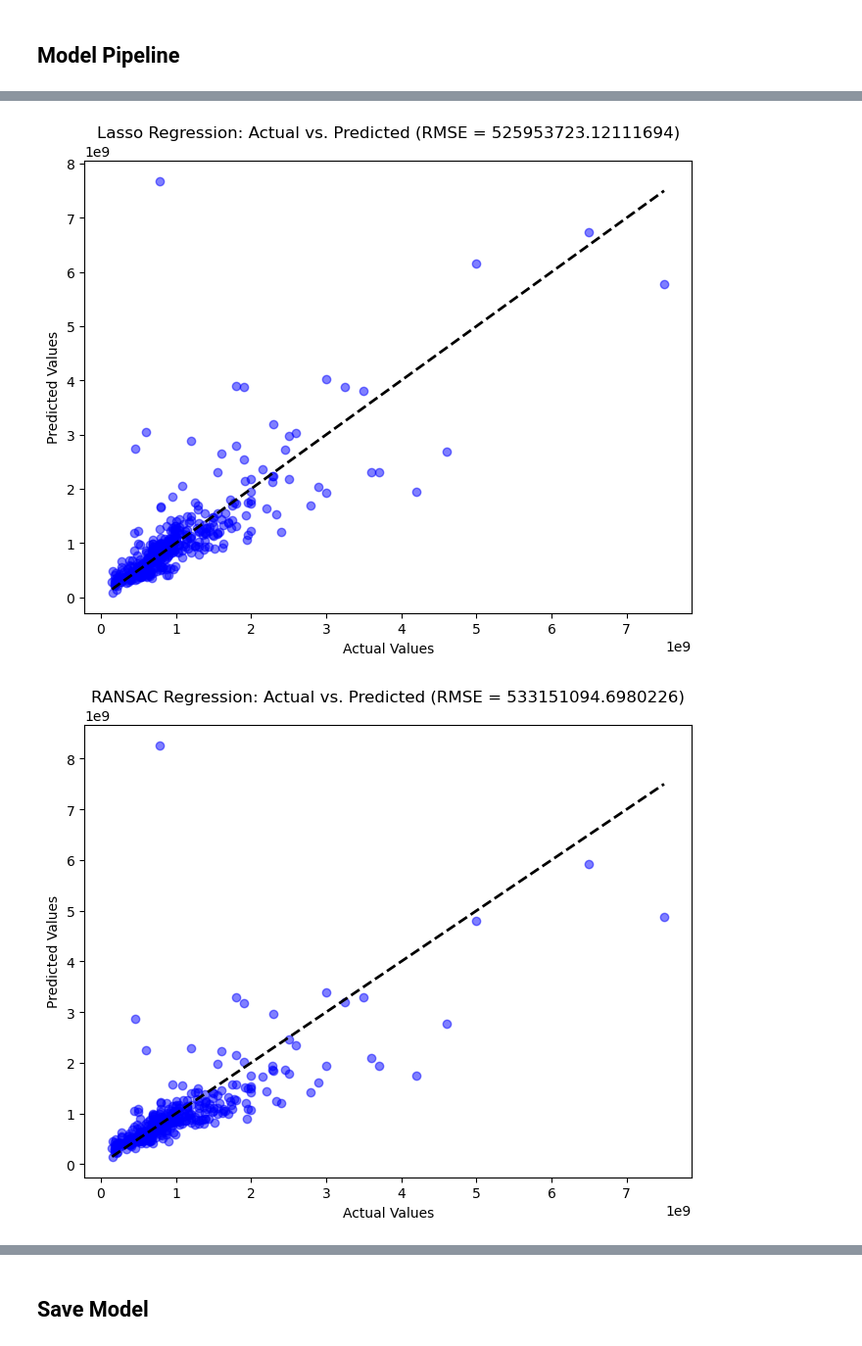
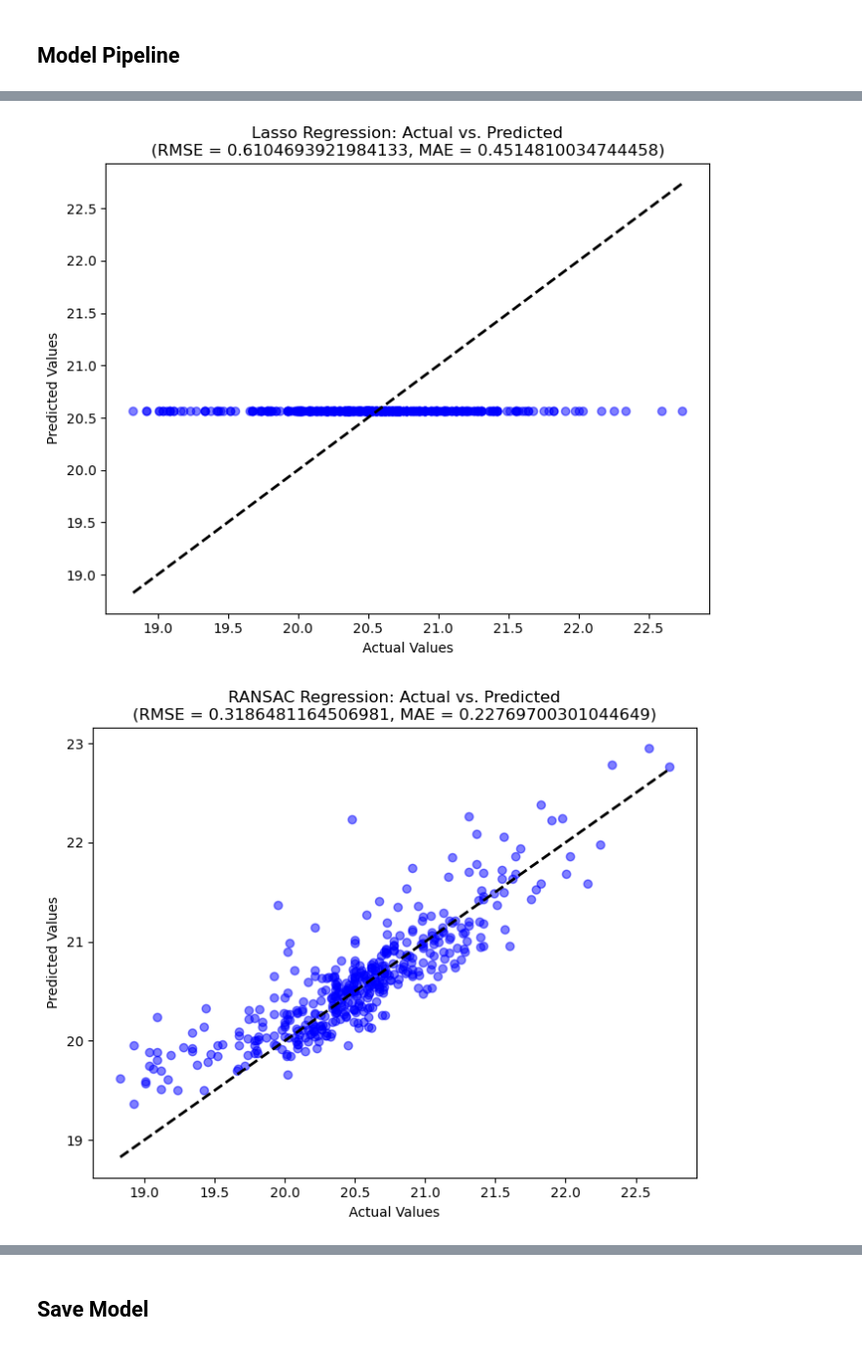
Before and after one commit to anggapark/Depok-houseprice-prediction, a Jupyter notebook: modelling.ipynb, the cells around one changed output, grey strips where cells are left out. Shown: that part at 98% size. Saved outputs shown, nothing was run; the diff lists cells and outputs as text; code cells hidden in the pictures.

Commit message:
tuning model and add asset

```diff
--- a/modelling.ipynb
+++ b/modelling.ipynb
@@ -37,3 +34,13 @@ train.shape, test.shape
+# %%
+train2 = train[['kamar_tidur','kamar_mandi', 'luas_bangunan','luas_lahan','harga']]
+skewed_train = train2.apply(lambda x: skew(x.dropna()))
+skewed_train = skewed_train[skewed_train > .75]
+train[skewed_train.index] = np.log1p(train[skewed_train.index])
+# %%
+test2 = test[['kamar_tidur','kamar_mandi','luas_bangunan','luas_lahan','harga']]
+skewed_test = test2.apply(lambda x: skew(x.dropna()))
+skewed_test = skewed_test[skewed_test > .75]
+test[skewed_test.index] = np.log1p(test[skewed_test.index])
 # %%
 X_train = train.drop(columns='harga', axis=1)
 y_train = train['harga']
@@ -45,7 +52,7 @@ X_train['balcony'] = X_train['balcony'].apply(lambda x: 1 if x == 'yes' else 0)
 X_train['AC'] = X_train['AC'].apply(lambda x: 1 if x == 'yes' else 0)
 # %%
 num_pipe = Pipeline([
-    ('scaler', MinMaxScaler())
+    ('scaler', StandardScaler())
 ])
 cat_pipe = Pipeline([
     ('encode', OneHotEncoder())
@@ -79,7 +86,7 @@ models = [
     ('Random forest Regression', RandomForestRegressor())
 ]
 
-results_df = pd.DataFrame(columns=['Model', 'RMSE'])
+results_df = pd.DataFrame(columns=['Model', 'RMSE', 'MAE'])
 
 for model_name, model in models:
     pipeline = Pipeline([
@@ -91,7 +98,8 @@ for model_name, model in models:
     y_pred = pipeline.predict(X_test)
 
     rmse = mean_squared_error(y_test, y_pred, squared=False)
-    results_df = results_df.append({'Model': model_name, 'RMSE': rmse}, ignore_index=True)
+    mae = mean_absolute_error(y_test, y_pred)
+    results_df = results_df.append({'Model': model_name, 'RMSE': rmse, 'MAE': mae}, ignore_index=True)
 
     # Visualization
     plt.figure(figsize=(8, 6))
@@ -99,6 +107,6 @@ for model_name, model in models:
     plt.plot([min(y_test), max(y_test)], [min(y_test), max(y_test)], 'k--', lw=2)
     plt.xlabel("Actual Values")
     plt.ylabel("Predicted Values")
-    plt.title(f"{model_name}: Actual vs. Predicted (RMSE = {rmse})")
+    plt.title(f"{model_name}: Actual vs. Predicted\n(RMSE = {rmse}, MAE = {mae})")
     plt.show()
 # %% [output]
@@ -107,2 +115,2 @@ for model_name, model in models:
-[figure, old version]
+[figure, new version]
-[figure, old version]
+[figure, new version]
```
Also changed, not shown: parts of 35 cells of this notebook, 9 other files.
